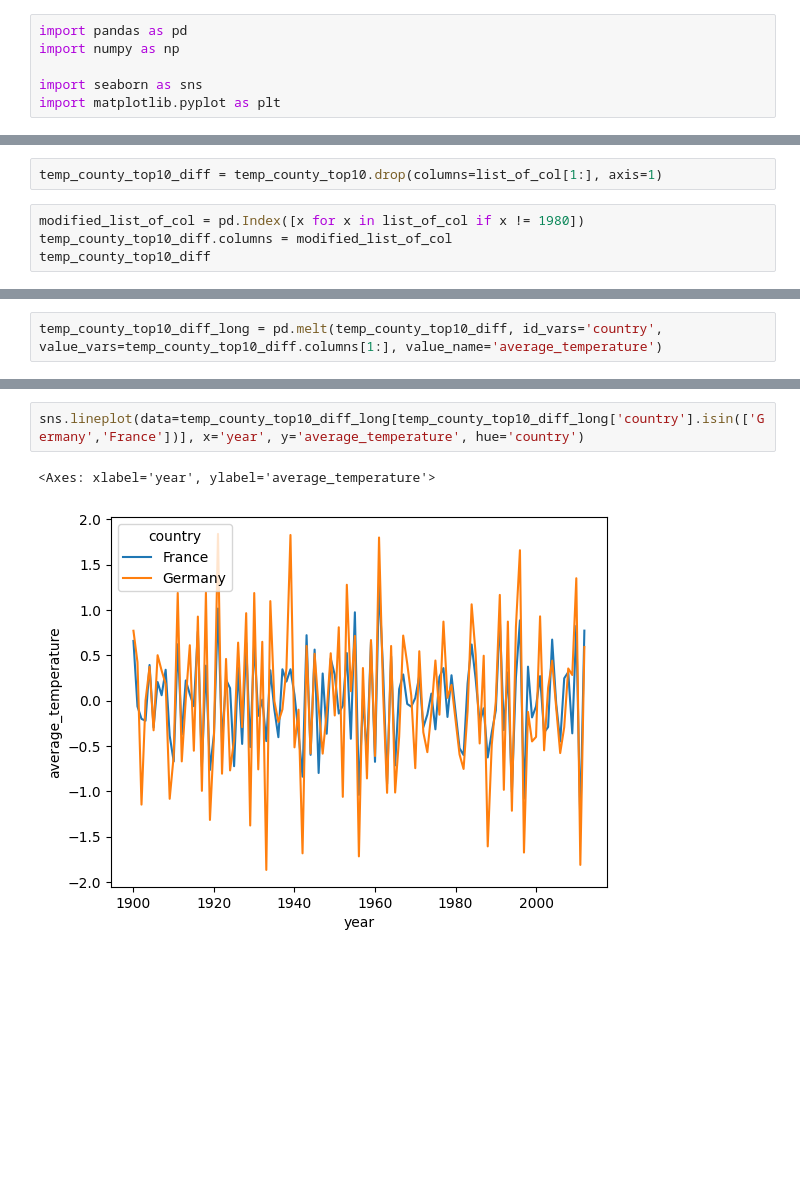
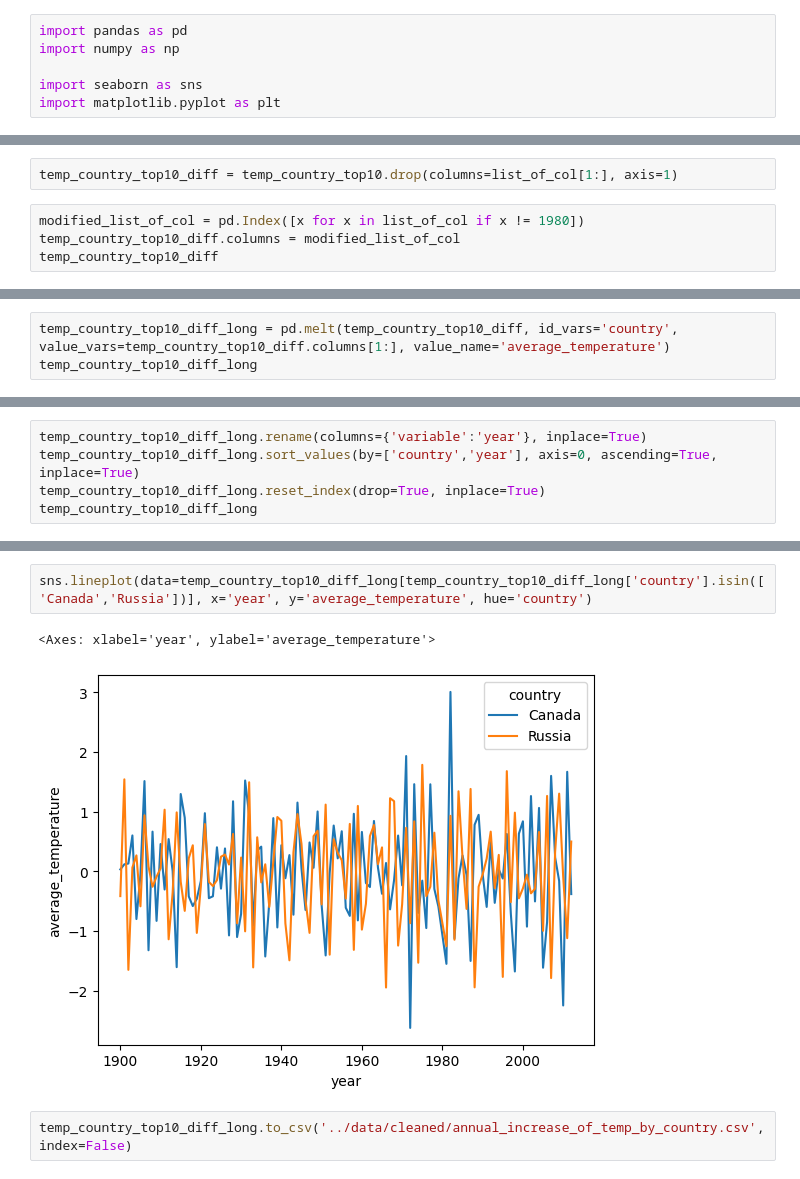
Before and after one commit to PatrickSchuetten/Climate_Change_Data_Exploration, a Jupyter notebook: notebooks/annual_diff_meantemp_by_country.ipynb, the cells around one changed output, grey strips where cells are left out. Drawn from its saved outputs; the diff is of its cells as text; blank space fills up the shorter version.

Commit message:
modify notebook annual and add annual.csv

```diff
--- a/notebooks/annual_diff_meantemp_by_country.ipynb
+++ b/notebooks/annual_diff_meantemp_by_country.ipynb
@@ -88,11 +108,11 @@ for x in list_of_col:
     else:
         pass
 # %%
-temp_county_top10_diff = temp_county_top10.drop(columns=list_of_col[1:], axis=1)
+temp_country_top10_diff = temp_country_top10.drop(columns=list_of_col[1:], axis=1)
 # %%
 modified_list_of_col = pd.Index([x for x in list_of_col if x != 1980])
-temp_county_top10_diff.columns = modified_list_of_col
-temp_county_top10_diff
+temp_country_top10_diff.columns = modified_list_of_col
+temp_country_top10_diff
 # %% [output]
 |  | country | 1900 | 1901 | 1902 | 1903 | 1904 | 1905 | 1906 | 1907 | 1908 | ... | ... |
 | 0 | Canada | 0.033500 | 0.118667 | 0.131667 | 0.602500 | -0.798667 | -0.057000 | 1.513667 | -1.321667 | 0.666417 | ... | ... |
@@ -108,2 +129,3 @@ temp_county_top10_diff
 # %%
-temp_county_top10_diff_long = pd.melt(temp_county_top10_diff, id_vars='country', value_vars=temp_county_top10_diff.columns[1:], value_name='average_temperature')
+temp_country_top10_diff_long = pd.melt(temp_country_top10_diff, id_vars='country', value_vars=temp_country_top10_diff.columns[1:], value_name='average_temperature')
+temp_country_top10_diff_long
@@ -126,0 +146,5 @@ temp_county_top10_diff_long
+# %%
+temp_country_top10_diff_long.rename(columns={'variable':'year'}, inplace=True)
+temp_country_top10_diff_long.sort_values(by=['country','year'], axis=0, ascending=True, inplace=True)
+temp_country_top10_diff_long.reset_index(drop=True, inplace=True)
+temp_country_top10_diff_long
@@ -132,5 +170,7 @@ sns.lineplot(data=temp_county_top10_diff_long, x='year', y='average_temperature'
 # %%
-sns.lineplot(data=temp_county_top10_diff_long[temp_county_top10_diff_long['country'].isin(['Germany','France'])], x='year', y='average_temperature', hue='country')
+sns.lineplot(data=temp_country_top10_diff_long[temp_country_top10_diff_long['country'].isin(['Canada','Russia'])], x='year', y='average_temperature', hue='country')
 # %% [output]
 <Axes: xlabel='year', ylabel='average_temperature'>
-[figure, old version]
+[figure, new version]
+# %%
+temp_country_top10_diff_long.to_csv('../data/cleaned/annual_increase_of_temp_by_country.csv', index=False)
```
Also changed, not shown: parts of 13 cells of this notebook, 1 other file.
